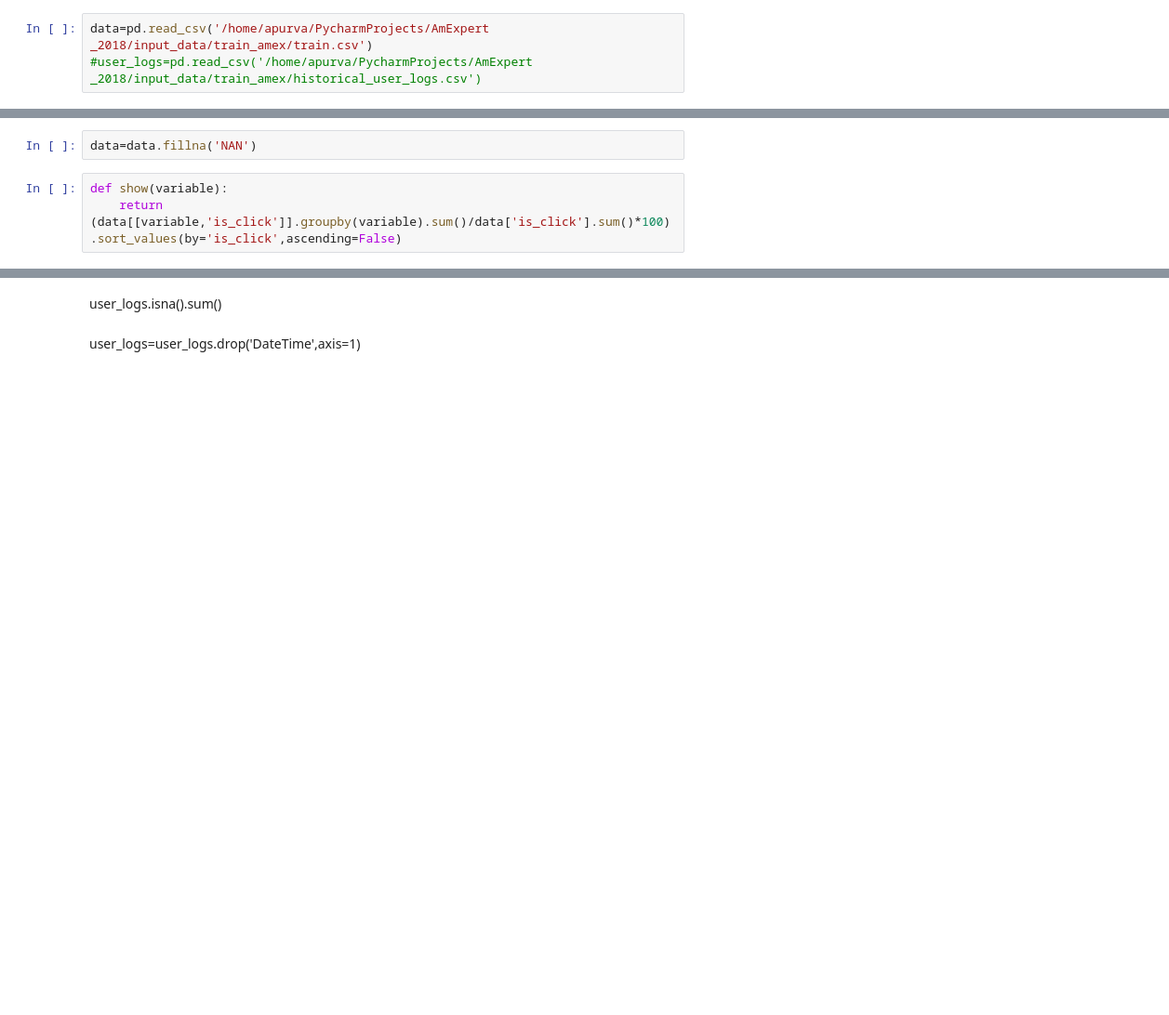
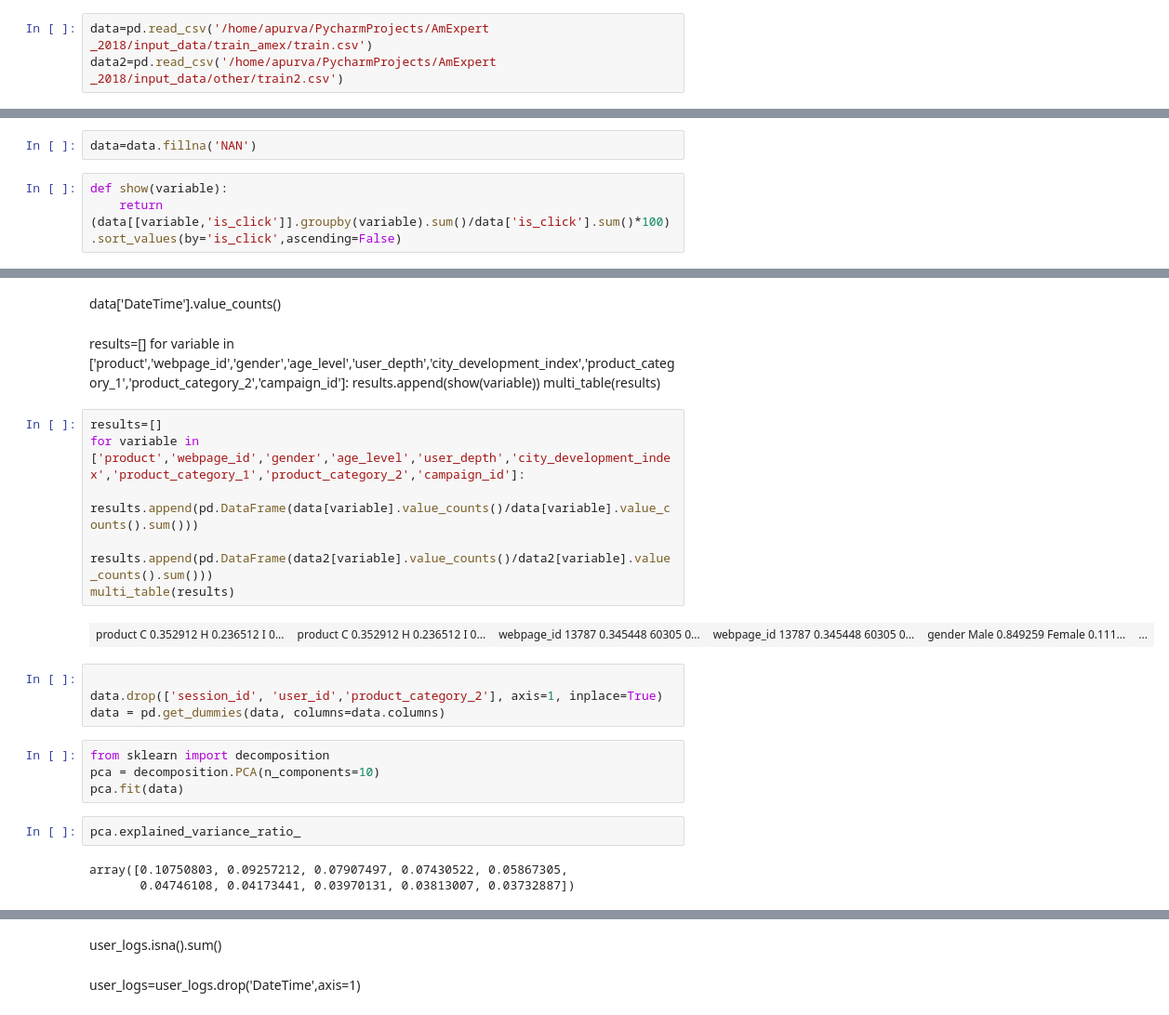
Before and after one commit to apurvaChaudhari/ae_2018, a Jupyter notebook: EDA.ipynb, the cells around one changed output, grey strips where cells are left out. Shown: that part at 93% size. Saved outputs shown, nothing was run; the diff lists cells and outputs as text; blank space fills up the shorter version.

```diff
--- a/EDA.ipynb
+++ b/EDA.ipynb
@@ -12,7 +13,7 @@ def multi_table(table_list):
     )
 # %%
 data=pd.read_csv('/home/apurva/PycharmProjects/AmExpert _2018/input_data/train_amex/train.csv')
-#user_logs=pd.read_csv('/home/apurva/PycharmProjects/AmExpert _2018/input_data/train_amex/historical_user_logs.csv')
+data2=pd.read_csv('/home/apurva/PycharmProjects/AmExpert _2018/input_data/other/train2.csv')
 # %%
 data.tail()
 # %% [output]
@@ -73,0 +107,28 @@ def show(variable):
+# %% [markdown]
+data['DateTime'].value_counts()
+# %% [markdown]
+results=[]
+for variable in ['product','webpage_id','gender','age_level','user_depth','city_development_index','product_category_1','product_category_2','campaign_id']:
+    results.append(show(variable))
+multi_table(results)
+# %%
+results=[]
+for variable in ['product','webpage_id','gender','age_level','user_depth','city_development_index','product_category_1','product_category_2','campaign_id']:
+    results.append(pd.DataFrame(data[variable].value_counts()/data[variable].value_counts().sum()))
+    results.append(pd.DataFrame(data2[variable].value_counts()/data2[variable].value_counts().sum()))
+multi_table(results)
+# %% [output]
+| product C 0.352912 H 0.236512 I 0... | product C 0.352912 H 0.236512 I 0... | webpage_id 13787 0.345448 60305 0... | webpage_id 13787 0.345448 60305 0... | gender Male 0.849259 Female 0.111... | ... |
+# %%
+
+data.drop(['session_id', 'user_id','product_category_2'], axis=1, inplace=True)
+data = pd.get_dummies(data, columns=data.columns)
+# %%
+from sklearn import decomposition
+pca = decomposition.PCA(n_components=10)
+pca.fit(data)
+# %%
+pca.explained_variance_ratio_
+# %% [output]
+array([0.10750803, 0.09257212, 0.07907497, 0.07430522, 0.05867305,
+       0.04746108, 0.04173441, 0.03970131, 0.03813007, 0.03732887])
```
Also changed, not shown: parts of 10 cells of this notebook, 5 other files.
